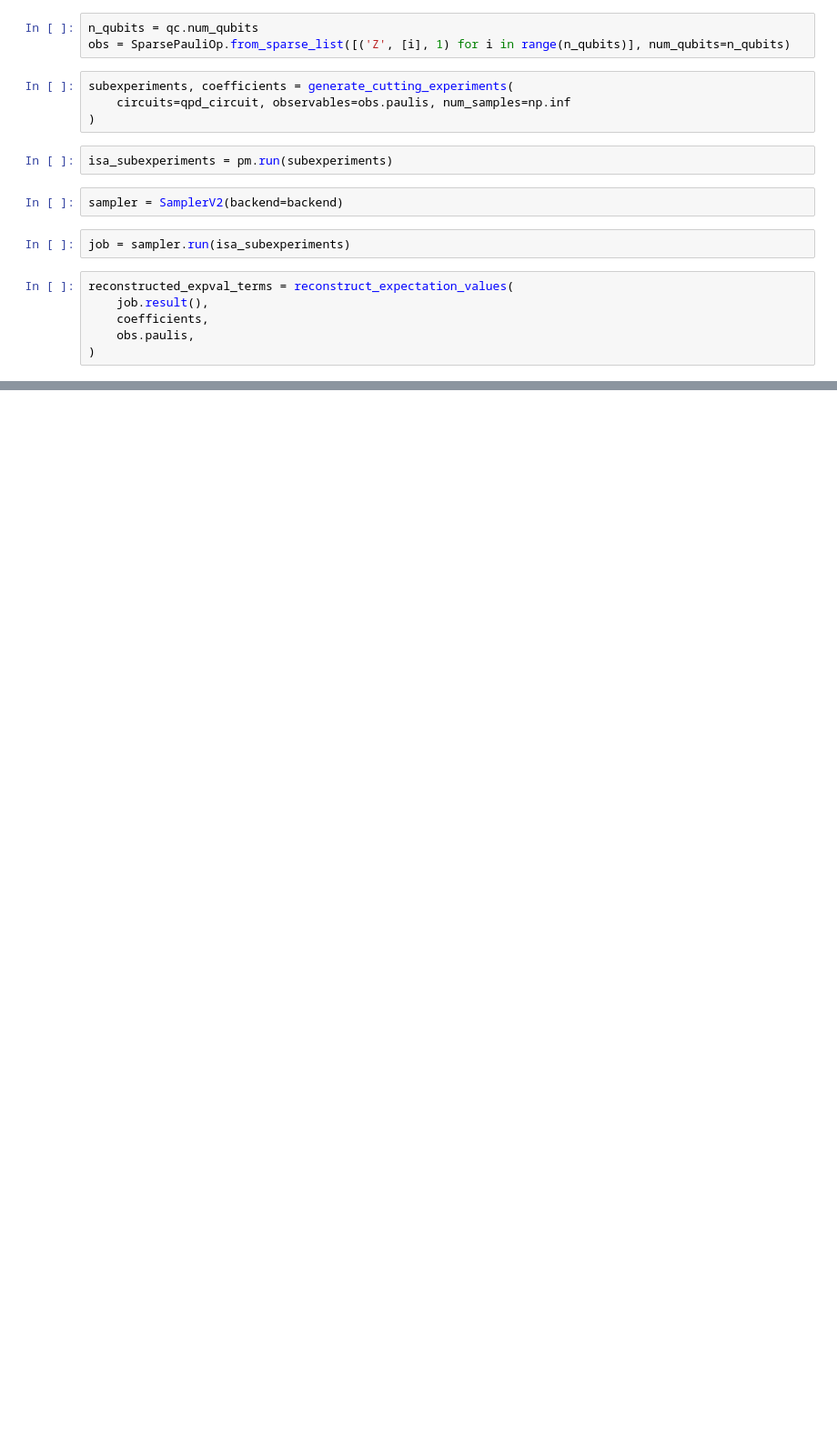
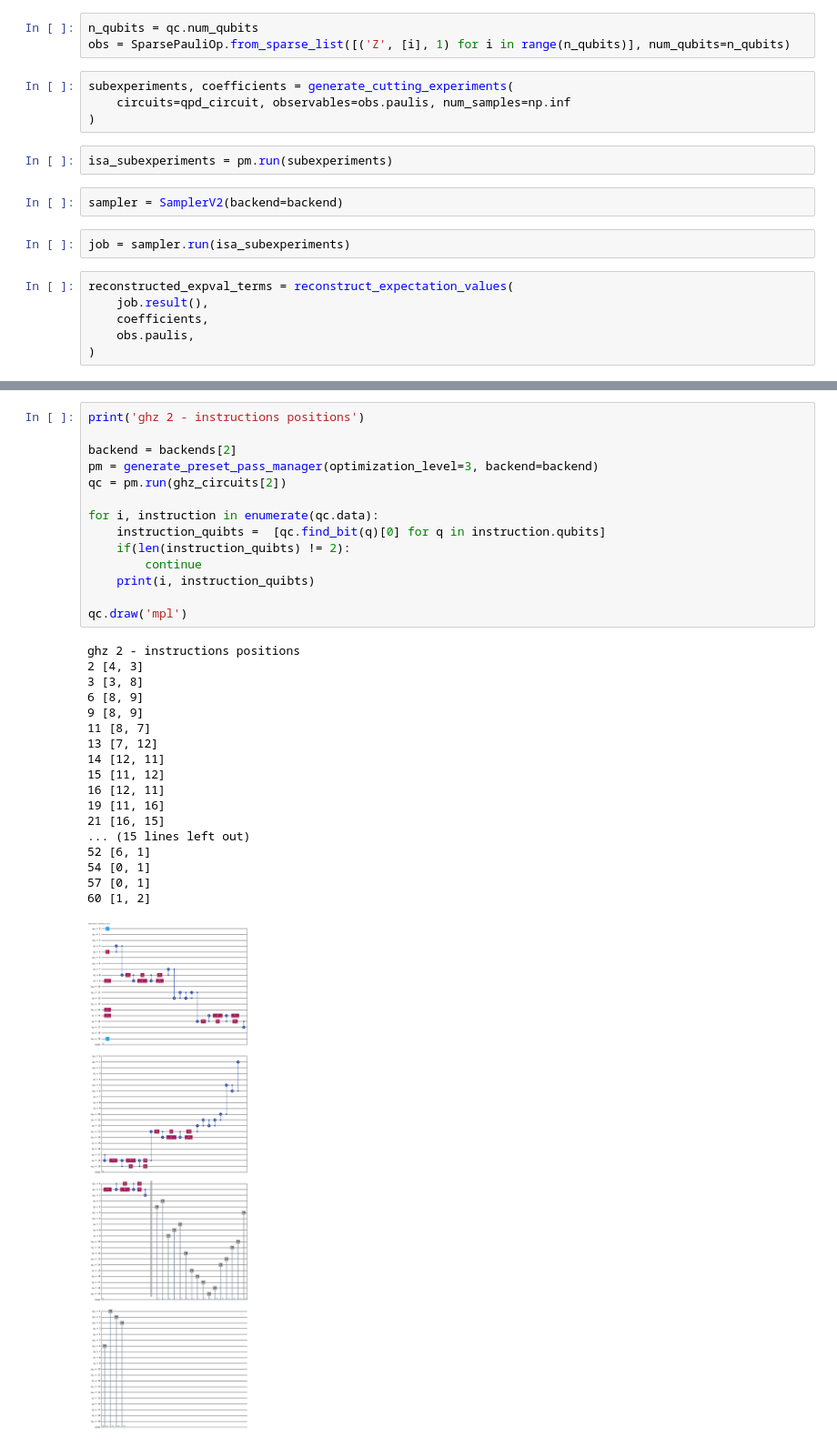
Before and after one commit to Dpbm/scientific-research-2-qec-and-qem, a Jupyter notebook: src/ghz.ipynb, the cells around one changed output, grey strips where cells are left out. Shown at 91% size. Saved outputs shown, nothing was run; the diff lists cells and outputs as text; blank space fills up the shorter version.

```diff
--- a/src/ghz.ipynb
+++ b/src/ghz.ipynb
@@ -625,0 +639,33 @@ reconstructed_expval
+# %%
+print('ghz 2 - instructions positions')
+
+backend = backends[2]
+pm = generate_preset_pass_manager(optimization_level=3, backend=backend)
+qc = pm.run(ghz_circuits[2])
+
+for i, instruction in enumerate(qc.data):
+    instruction_quibts =  [qc.find_bit(q)[0] for q in instruction.qubits]
+    if(len(instruction_quibts) != 2):
+        continue
+    print(i, instruction_quibts)
+
+qc.draw('mpl')
+# %% [output]
+ghz 2 - instructions positions
+2 [4, 3]
+3 [3, 8]
+6 [8, 9]
+9 [8, 9]
+11 [8, 7]
+13 [7, 12]
+14 [12, 11]
+15 [11, 12]
+16 [12, 11]
+19 [11, 16]
+21 [16, 15]
+... (15 lines left out)
+52 [6, 1]
+54 [0, 1]
+57 [0, 1]
+60 [1, 2]
+[figure, added]
```
Also changed, not shown: parts of 23 cells of this notebook, 3 other files.
